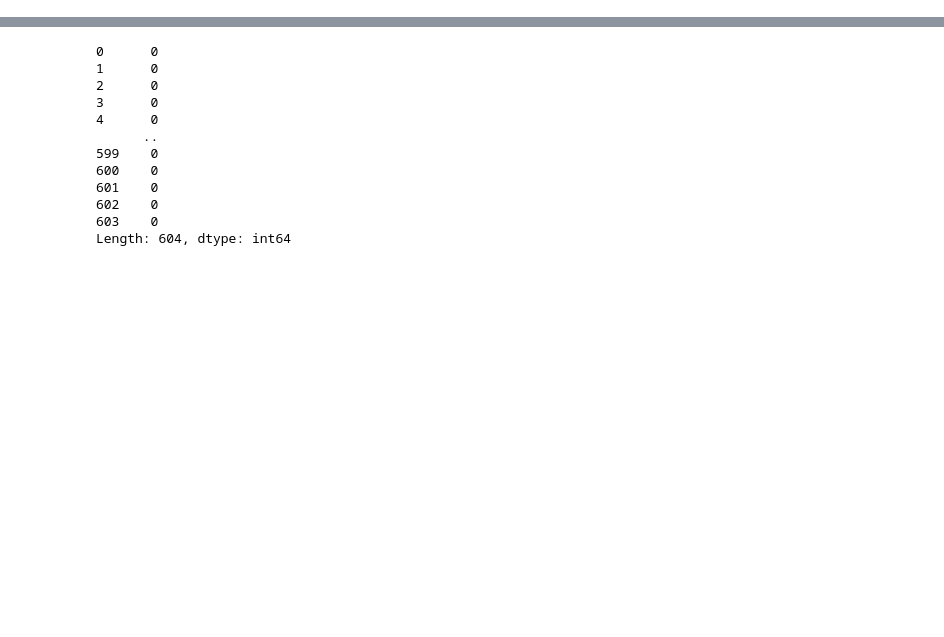
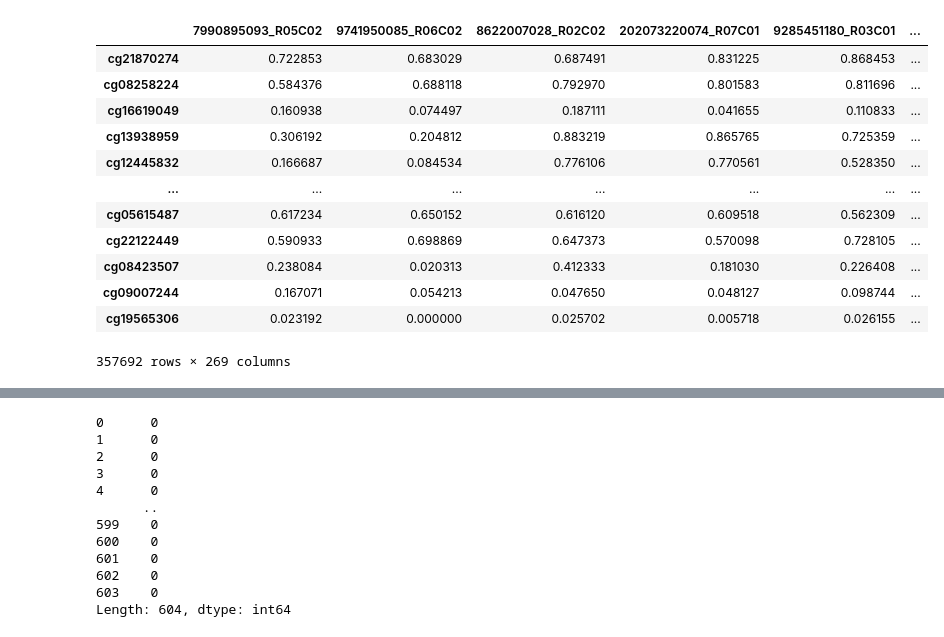
Before and after one commit to sstefan01/methylation-survival, a Jupyter notebook: scratch_eval.ipynb, the cells around one changed output, grey strips where cells are left out. Cells and saved outputs as stored; diff of their text form; code cells hidden in the pictures; blank space fills up the shorter version.

```diff
--- a/scratch_eval.ipynb
+++ b/scratch_eval.ipynb
@@ -15,0 +16,18 @@ beta_val_og = pd.read_csv('data/beta_val_uniform_preprocess_rCM.csv', header = N
+# %%
+beta_relapse = pd.read_csv('data/relapsed_beta_values.csv', index_col = 0)
+# %%
+beta_relapse
+# %% [output]
+|  | 7990895093_R05C02 | 9741950085_R06C02 | 8622007028_R02C02 | 202073220074_R07C01 | 9285451180_R03C01 | ... |
+| cg21870274 | 0.722853 | 0.683029 | 0.687491 | 0.831225 | 0.868453 | ... |
+| cg08258224 | 0.584376 | 0.688118 | 0.792970 | 0.801583 | 0.811696 | ... |
+| cg16619049 | 0.160938 | 0.074497 | 0.187111 | 0.041655 | 0.110833 | ... |
+| cg13938959 | 0.306192 | 0.204812 | 0.883219 | 0.865765 | 0.725359 | ... |
+| cg12445832 | 0.166687 | 0.084534 | 0.776106 | 0.770561 | 0.528350 | ... |
+| ... | ... | ... | ... | ... | ... | ... |
+| cg05615487 | 0.617234 | 0.650152 | 0.616120 | 0.609518 | 0.562309 | ... |
+| cg22122449 | 0.590933 | 0.698869 | 0.647373 | 0.570098 | 0.728105 | ... |
+| cg08423507 | 0.238084 | 0.020313 | 0.412333 | 0.181030 | 0.226408 | ... |
+| cg09007244 | 0.167071 | 0.054213 | 0.047650 | 0.048127 | 0.098744 | ... |
+| cg19565306 | 0.023192 | 0.000000 | 0.025702 | 0.005718 | 0.026155 | ... |
+357692 rows × 269 columns
```
Also changed, not shown: parts of 31 cells of this notebook, 4 other files.
